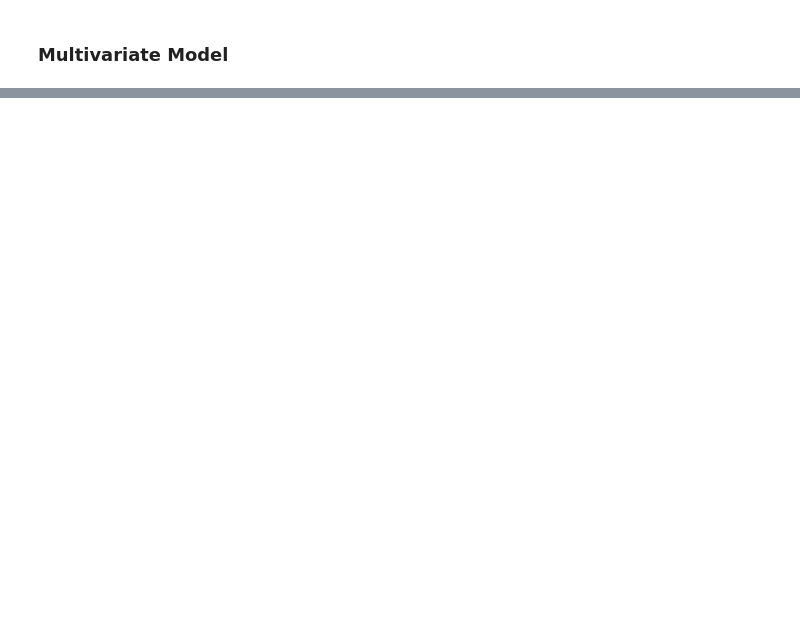
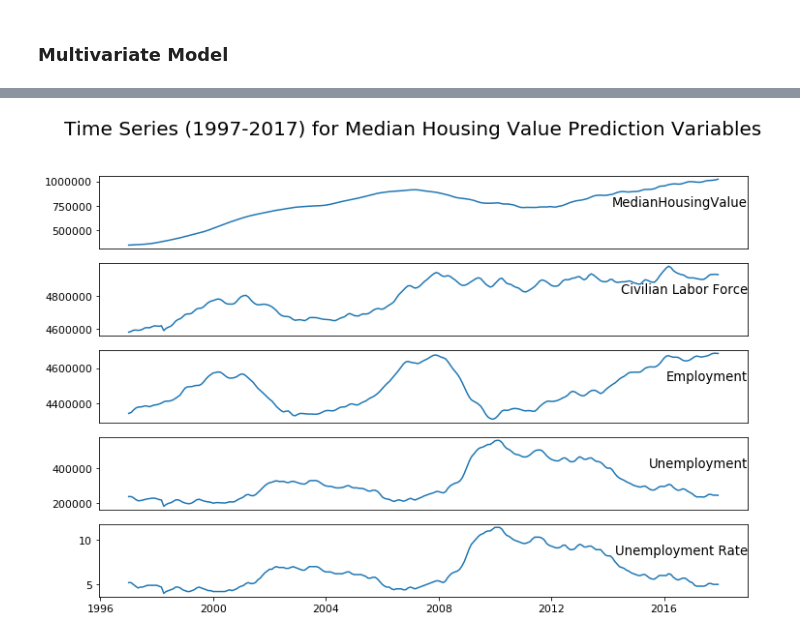
Before and after one commit to bcroarkin2726/IST718_BigDataAnalytics, a Jupyter notebook: HW2/Croarkin_Lab2.ipynb, the cells around one changed output, grey strips where cells are left out. Cells and saved outputs as stored; diff of their text form; code cells hidden in the pictures; blank space fills up the shorter version.

```diff
--- a/HW2/Croarkin_Lab2.ipynb
+++ b/HW2/Croarkin_Lab2.ipynb
@@ -690,0 +705,38 @@ sqrt(np.sum(squared_errors)/len(squared_errors))
+# %%
+#build subplots for each numerical variables
+groups = [4,5,6,7,8]
+values = df_housing_train1.values #make each row an array
+dates = df_housing_train1.index
+i = 1
+#plot each column
+plt.figure(figsize = (12,8))
+#decrease font size
+plt.rcParams.update({'font.size': 11})
+
+for group in groups:
+    plt.subplot(len(groups), 1, i)
+    plt.plot(dates, values[:, group])
+    #remove x-axis ticks for all but last subplot
+    if group == 8:
+        plt.tick_params(
+            axis='x',          # changes apply to the x-axis
+            which='both',      # both major and minor ticks are affected
+            bottom=True,      # ticks along the bottom edge are off
+            top=False,         # ticks along the top edge are off
+            labelbottom=True) # labels along the bottom edge are off
+    else:
+        plt.tick_params(
+            axis='x',          # changes apply to the x-axis
+            which='both',      # both major and minor ticks are affected
+            bottom=False,      # ticks along the bottom edge are off
+            top=False,         # ticks along the top edge are off
+            labelbottom=False) # labels along the bottom edge are off
+    plt.title(df_housing_train1.columns[group], y=0.5, loc='right')
+    i += 1
+
+#set title
+plt.suptitle('Time Series (1997-2017) for Median Housing Value Prediction Variables', fontsize = 20)
+
+plt.show()
+# %% [output]
+[figure, added]
```
Also changed, not shown: parts of 50 cells of this notebook, 1 other file.
